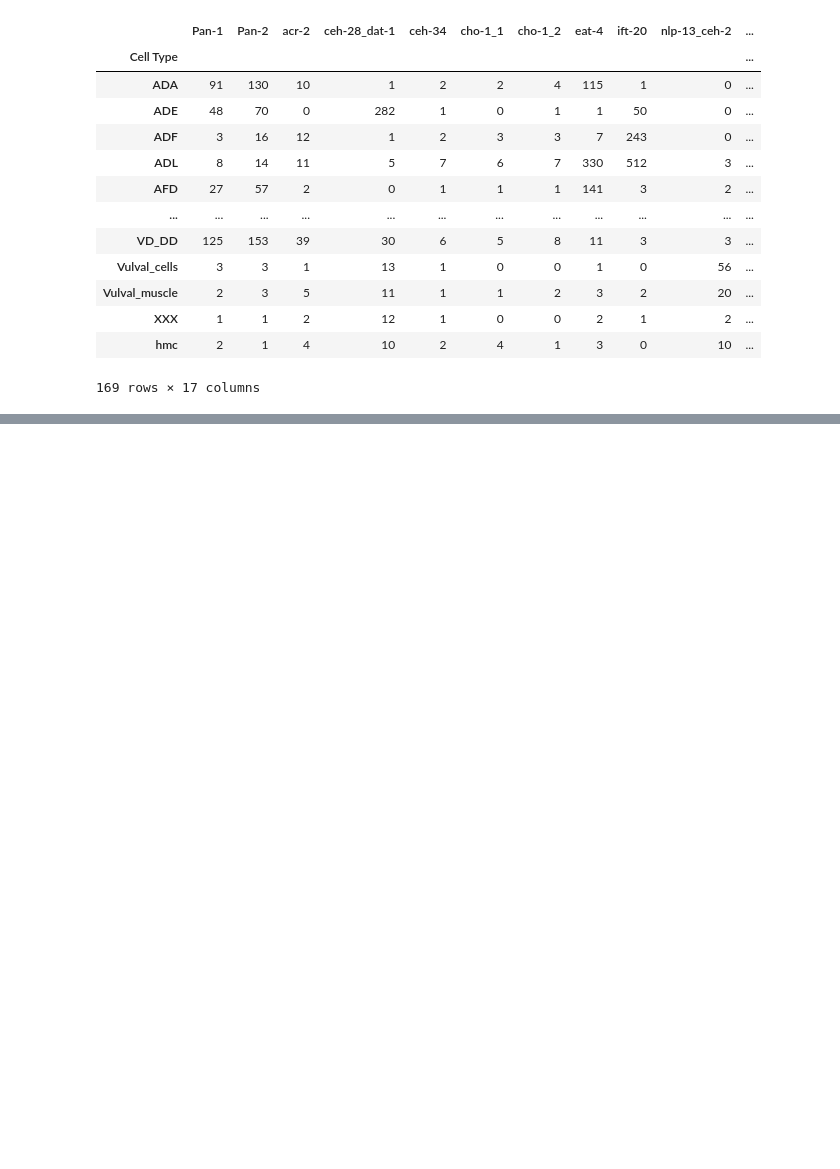
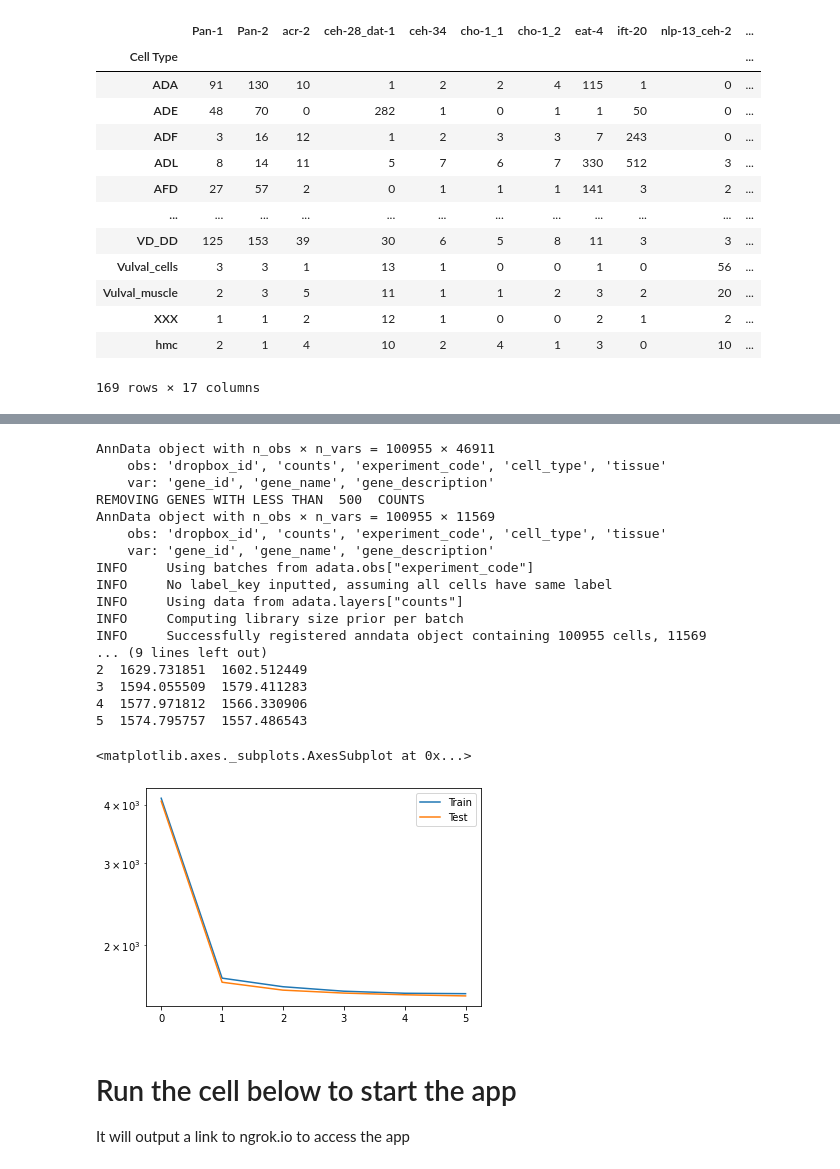
Before and after one commit to Munfred/scdefg-old, a Jupyter notebook: scdefg.ipynb, the cells around one changed output, grey strips where cells are left out. Drawn from its saved outputs; the diff is of its cells as text; code cells hidden in the pictures; blank space fills up the shorter version.

```diff
--- a/scdefg.ipynb
+++ b/scdefg.ipynb
@@ -225,3 +195,64 @@ GENE-DESCRIPTION-TS 100%[===================>] 864.68K  --.-KB/s    in 0.06s
+# %%
+# filter genes with less than 500 counts across all experiments
+min_gene_counts=500
+print(adata)
+print('REMOVING GENES WITH LESS THAN ', min_gene_counts, ' COUNTS')
+adata = adata[:, adata.X.sum(0) > min_gene_counts].copy()
+print(adata)
+
+### PREPARE DATA
+adata.layers["counts"] = adata.X.copy() # preserve counts
+scvi.data.setup_anndata(adata, layer="counts", batch_key='experiment_code')
+
+### DEFINE MODEL
+model = scvi.model.SCVI(adata,
+                        n_hidden=128,
+                        n_layers=2,
+                        gene_likelihood='nb',
+                        dispersion='gene-batch'
+                        )
+
+# MODEL TRAINING
+model.train(frequency=1,
+            n_epochs = 5,
+            lr=2e-3,
+            n_epochs_kl_warmup=None)
+
+train_test_results = pd.DataFrame(model.trainer.history).rename(columns={'elbo_train_set':'Train', 'elbo_test_set':'Test'})
+print(train_test_results)
+train_test_results.to_csv('train_test_results.csv')
+train_test_results.plot(logy=True)
+
+### SAVE AND LOAD MODELS
+# uncomment the lines below to save or load a trained model
+
+# model_name = "my_model"
+# model.save(model_name)
+# model = scvi.model.SCVI.load(adata, model_name, use_cuda=True)
+# %% [output]
+AnnData object with n_obs × n_vars = 100955 × 46911
+    obs: 'dropbox_id', 'counts', 'experiment_code', 'cell_type', 'tissue'
+    var: 'gene_id', 'gene_name', 'gene_description'
+REMOVING GENES WITH LESS THAN  500  COUNTS
+AnnData object with n_obs × n_vars = 100955 × 11569
+    obs: 'dropbox_id', 'counts', 'experiment_code', 'cell_type', 'tissue'
+    var: 'gene_id', 'gene_name', 'gene_description'
+INFO     Using batches from adata.obs["experiment_code"]
+INFO     No label_key inputted, assuming all cells have same label
+INFO     Using data from adata.layers["counts"]
+INFO     Computing library size prior per batch
+INFO     Successfully registered anndata object containing 100955 cells, 11569
+... (9 lines left out)
+2  1629.731851  1602.512449
+3  1594.055509  1579.411283
+4  1577.971812  1566.330906
+5  1574.795757  1557.486543
+<matplotlib.axes._subplots.AxesSubplot at 0x...>
+[figure, added]
+# %% [markdown]
+# Run the cell below to start the app
+
+It will output a link to ngrok.io to access the app
 # %%
 logging.basicConfig(level=logging.INFO)
 logger=logging.getLogger(__name__)
```
Also changed, not shown: parts of 15 cells of this notebook.
